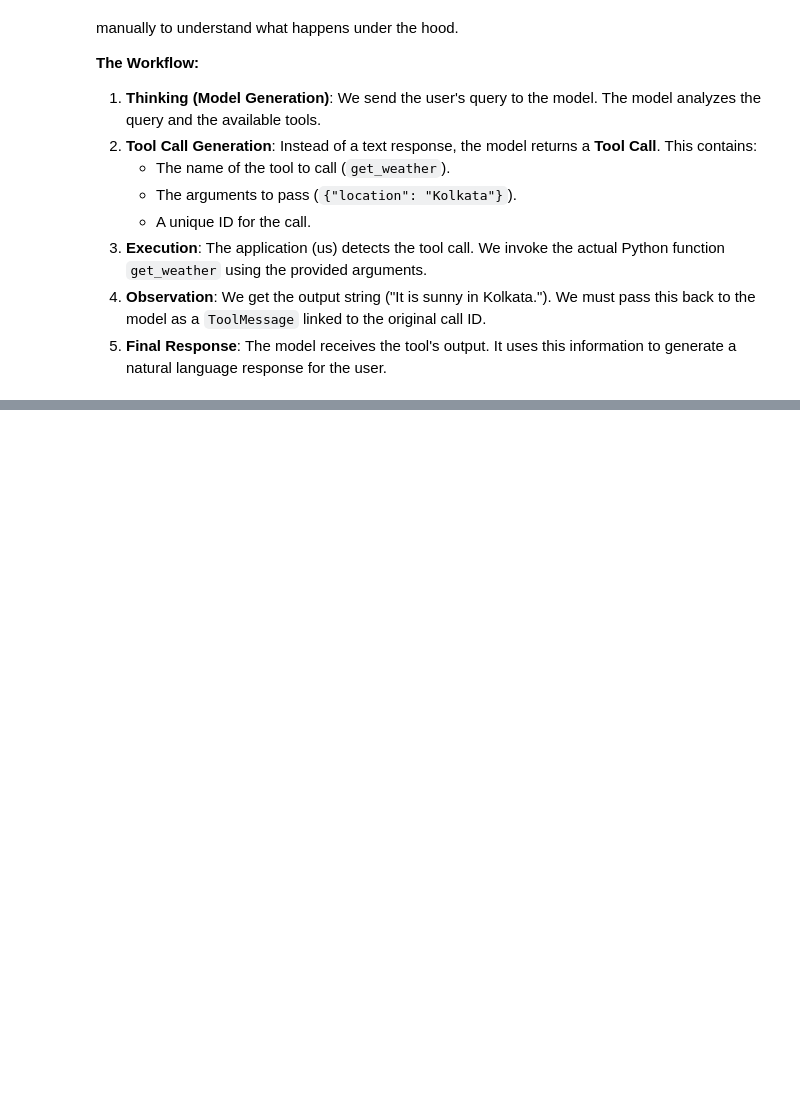
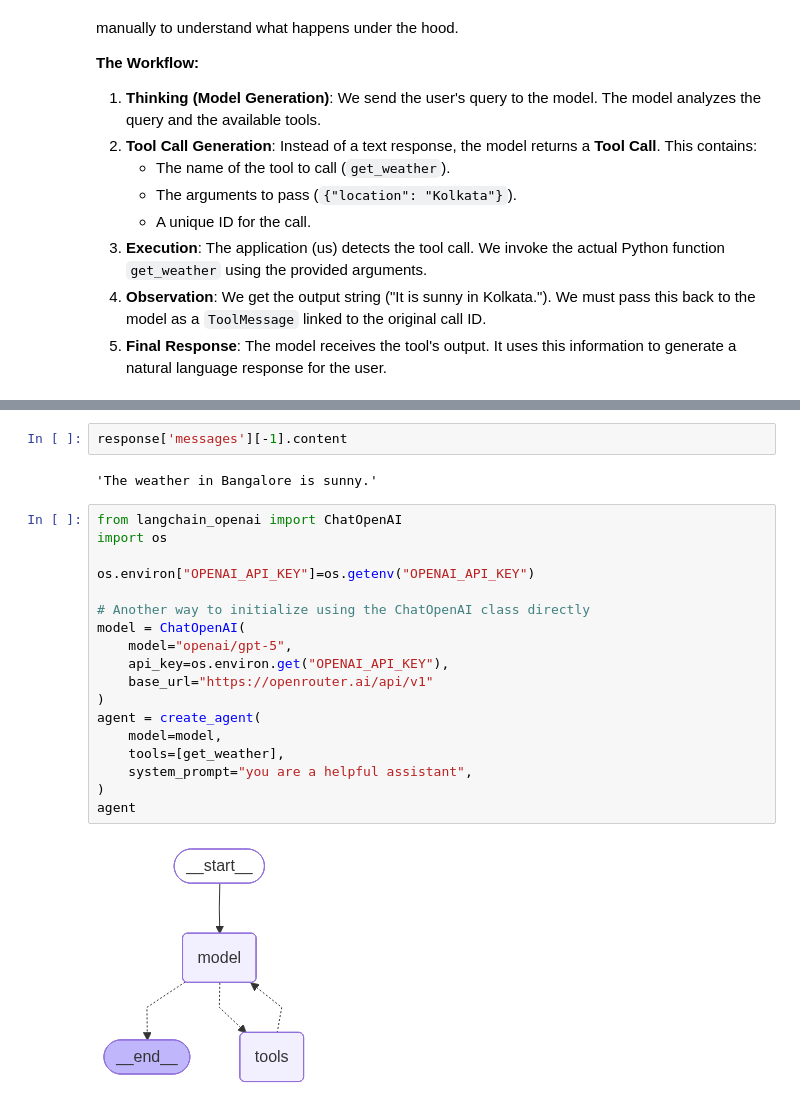
Before and after one commit to Arnab-apk/Langchain_Basics2Advance, a Jupyter notebook: GenerativeAI/tools.ipynb, the cells around one changed output, grey strips where cells are left out. Drawn from its saved outputs; the diff is of its cells as text; blank space fills up the shorter version.

```diff
--- a/GenerativeAI/tools.ipynb
+++ b/GenerativeAI/tools.ipynb
@@ -94,0 +131,24 @@ The weather in Boston is sunny right now. It's a great day to enjoy outdoor acti
+# %%
+response['messages'][-1].content
+# %% [output]
+'The weather in Bangalore is sunny.'
+# %%
+from langchain_openai import ChatOpenAI
+import os
+
+os.environ["OPENAI_API_KEY"]=os.getenv("OPENAI_API_KEY")
+
+# Another way to initialize using the ChatOpenAI class directly
+model = ChatOpenAI(
+    model="openai/gpt-5",
+    api_key=os.environ.get("OPENAI_API_KEY"),
+    base_url="https://openrouter.ai/api/v1"
+)
+agent = create_agent(
+    model=model,
+    tools=[get_weather],
+    system_prompt="you are a helpful assistant",
+)
+agent
+# %% [output]
+[figure, added]
```
Also changed, not shown: parts of 10 cells of this notebook, 3 other files.
